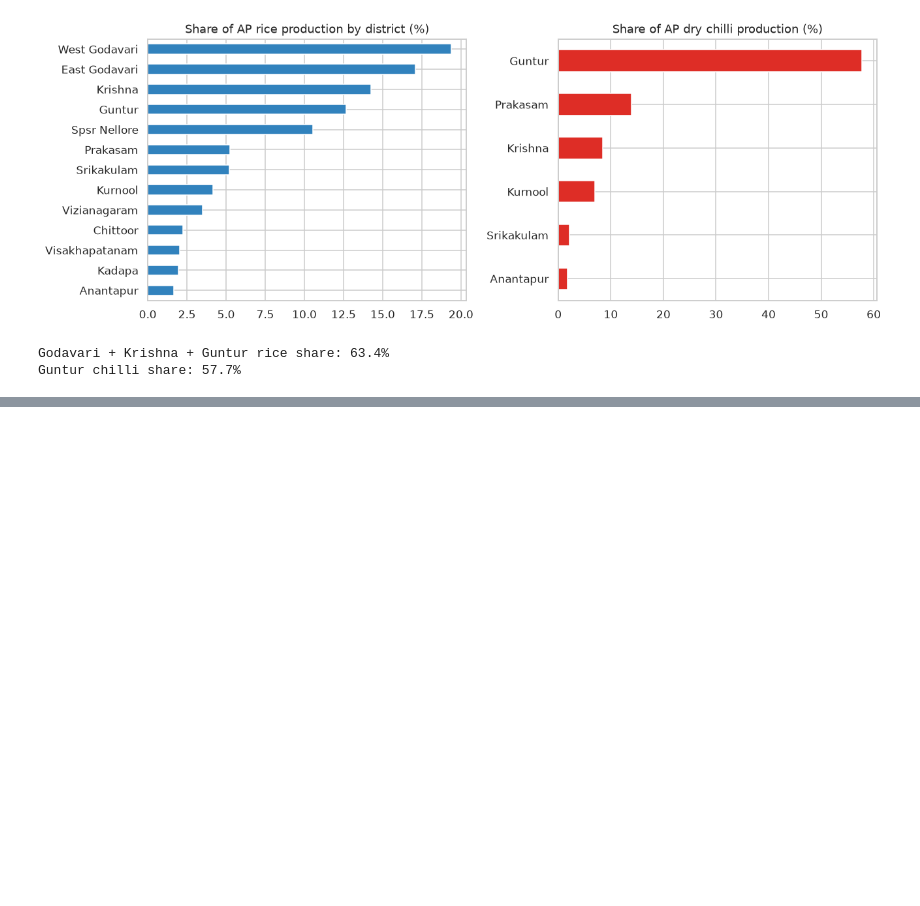
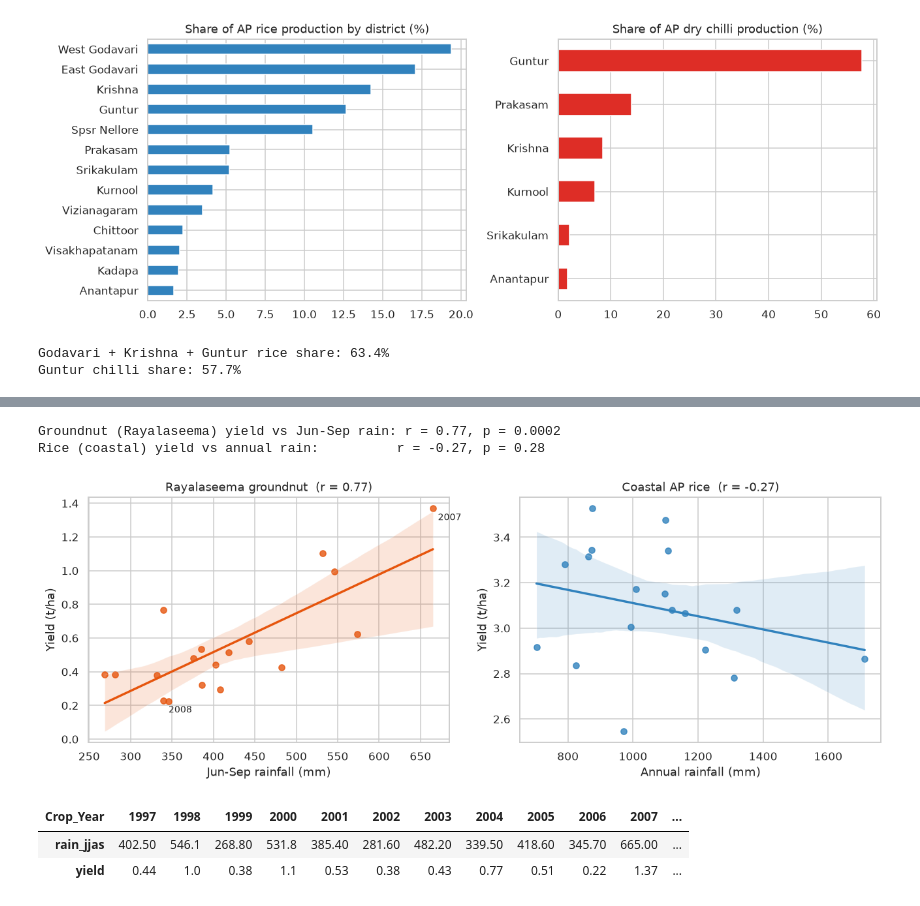
Before and after one commit to Tejdeep-67/ap-rainfall-crop-analysis, a Jupyter notebook: notebooks/ap_rainfall_crop_eda.ipynb, the cells around one changed output, grey strips where cells are left out. Cells and saved outputs as stored; diff of their text form; code cells hidden in the pictures; blank space fills up the shorter version.

Commit message:
compare rainfall with groundnut and rice yield

```diff
--- a/notebooks/ap_rainfall_crop_eda.ipynb
+++ b/notebooks/ap_rainfall_crop_eda.ipynb
@@ -261,0 +270,49 @@ Guntur chilli share: 57.7%
+# %%
+rayalaseema = ["Anantapur", "Chittoor", "Kadapa", "Kurnool"]
+rain_r = ap_rain[ap_rain["SUBDIVISION"] == "Rayalaseema"].set_index("YEAR")
+rain_c = ap_rain[ap_rain["SUBDIVISION"] == "Coastal Andhra Pradesh"].set_index("YEAR")
+
+gn = (crops[(crops["Crop"] == "Groundnut") & (crops["Season"] == "Kharif") & crops["District_Name"].isin(rayalaseema)]
+      .groupby("Crop_Year")[["Area", "Production"]].sum())
+gn["yield"] = gn["Production"] / gn["Area"]
+gn["rain_jjas"] = rain_r["JJAS"].reindex(gn.index)
+
+rc = (crops[(crops["Crop"] == "Rice") & ~crops["District_Name"].isin(rayalaseema)]
+      .groupby("Crop_Year")[["Area", "Production"]].sum())
+rc["yield"] = rc["Production"] / rc["Area"]
+rc["rain_annual"] = rain_c["ANNUAL"].reindex(rc.index)
+
+r1, p1 = stats.pearsonr(gn["rain_jjas"], gn["yield"])
+r2, p2 = stats.pearsonr(rc["rain_annual"], rc["yield"])
+print(f"Groundnut (Rayalaseema) yield vs Jun-Sep rain: r = {r1:.2f}, p = {p1:.4f}")
+print(f"Rice (coastal) yield vs annual rain:          r = {r2:.2f}, p = {p2:.2f}")
+# %% [output]
+Groundnut (Rayalaseema) yield vs Jun-Sep rain: r = 0.77, p = 0.0002
+Rice (coastal) yield vs annual rain:          r = -0.27, p = 0.28
+# %%
+fig, axes = plt.subplots(1, 2, figsize=(12, 4.5))
+
+sns.regplot(data=gn, x="rain_jjas", y="yield", ax=axes[0], color="#e6550d")
+axes[0].set_title(f"Rayalaseema groundnut  (r = {r1:.2f})")
+axes[0].set_xlabel("Jun-Sep rainfall (mm)")
+axes[0].set_ylabel("Yield (t/ha)")
+for yr, row in gn.iterrows():
+    if yr in (2007, 2008):
+        axes[0].annotate(str(yr), (row["rain_jjas"], row["yield"]), fontsize=9, xytext=(5, -12), textcoords="offset points")
+
+sns.regplot(data=rc, x="rain_annual", y="yield", ax=axes[1], color="#3182bd")
+axes[1].set_title(f"Coastal AP rice  (r = {r2:.2f})")
+axes[1].set_xlabel("Annual rainfall (mm)")
+axes[1].set_ylabel("Yield (t/ha)")
+
+plt.tight_layout()
+plt.savefig(IMG + "rain_vs_yield.png")
+plt.show()
+# %% [output]
+[figure, added]
+# %%
+gn[["rain_jjas", "yield"]].round(2).T
+# %% [output]
+| Crop_Year | 1997 | 1998 | 1999 | 2000 | 2001 | 2002 | 2003 | 2004 | 2005 | 2006 | 2007 | ... |
+| rain_jjas | 402.50 | 546.1 | 268.80 | 531.8 | 385.40 | 281.60 | 482.20 | 339.50 | 418.60 | 345.70 | 665.00 | ... |
+| yield | 0.44 | 1.0 | 0.38 | 1.1 | 0.53 | 0.38 | 0.43 | 0.77 | 0.51 | 0.22 | 1.37 | ... |
```
Also changed, not shown: parts of 4 cells of this notebook, 1 other file.
